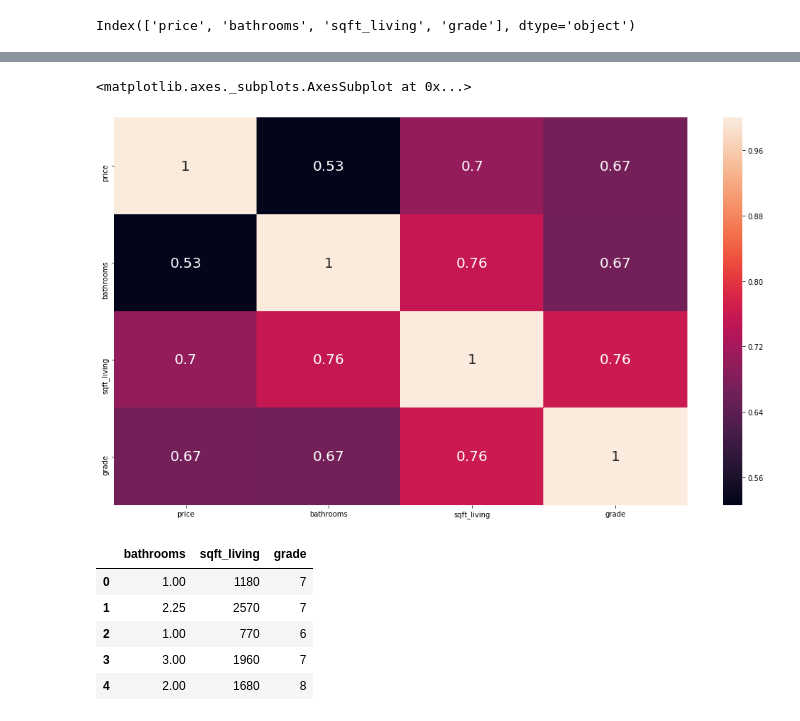
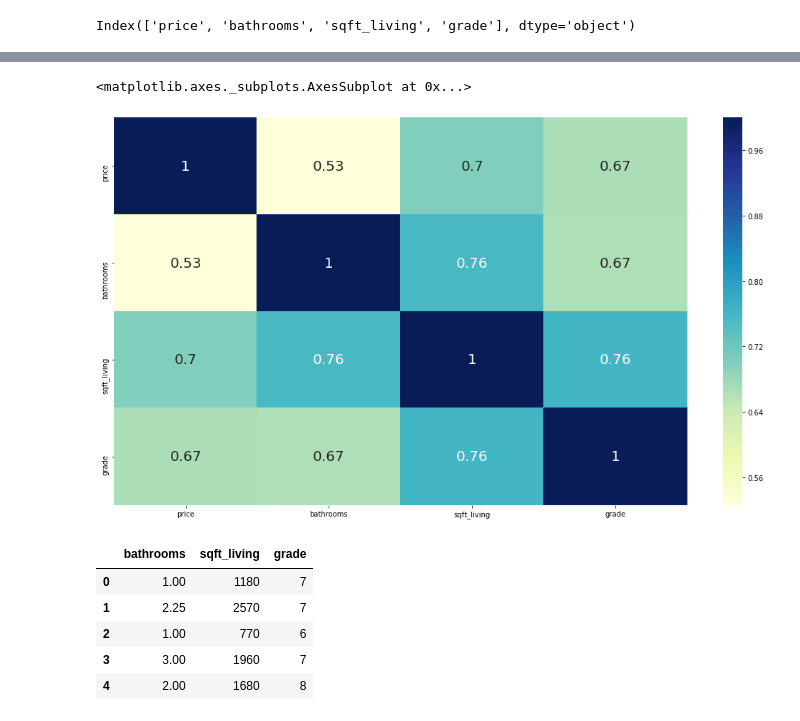
Before and after one commit to FBowditch/Regression, a Jupyter notebook: housing_data_eddie/clean_kc_data.ipynb, the cells around one changed output, grey strips where cells are left out. Saved outputs shown, nothing was run; the diff lists cells and outputs as text; code cells hidden in the pictures.

```diff
--- a/housing_data_eddie/clean_kc_data.ipynb
+++ b/housing_data_eddie/clean_kc_data.ipynb
@@ -222,7 +264,9 @@ sns.pairplot(correlated_data)
 # %%
+#Creating Subplots
 plt.subplots(figsize = (18,10))
-sns.heatmap(correlated_data.corr(), annot = True, annot_kws = {'size':20})
+#Heatmap showing the correlation between correlated features in the testing dataframe
+sns.heatmap(correlated_data.corr(), annot = True, annot_kws = {'size':20}, cmap="YlGnBu")
 # %% [output]
 <matplotlib.axes._subplots.AxesSubplot at 0x...>
-[figure, old version]
+[figure, new version]
 # %%
```
Also changed, not shown: parts of 95 cells of this notebook.
